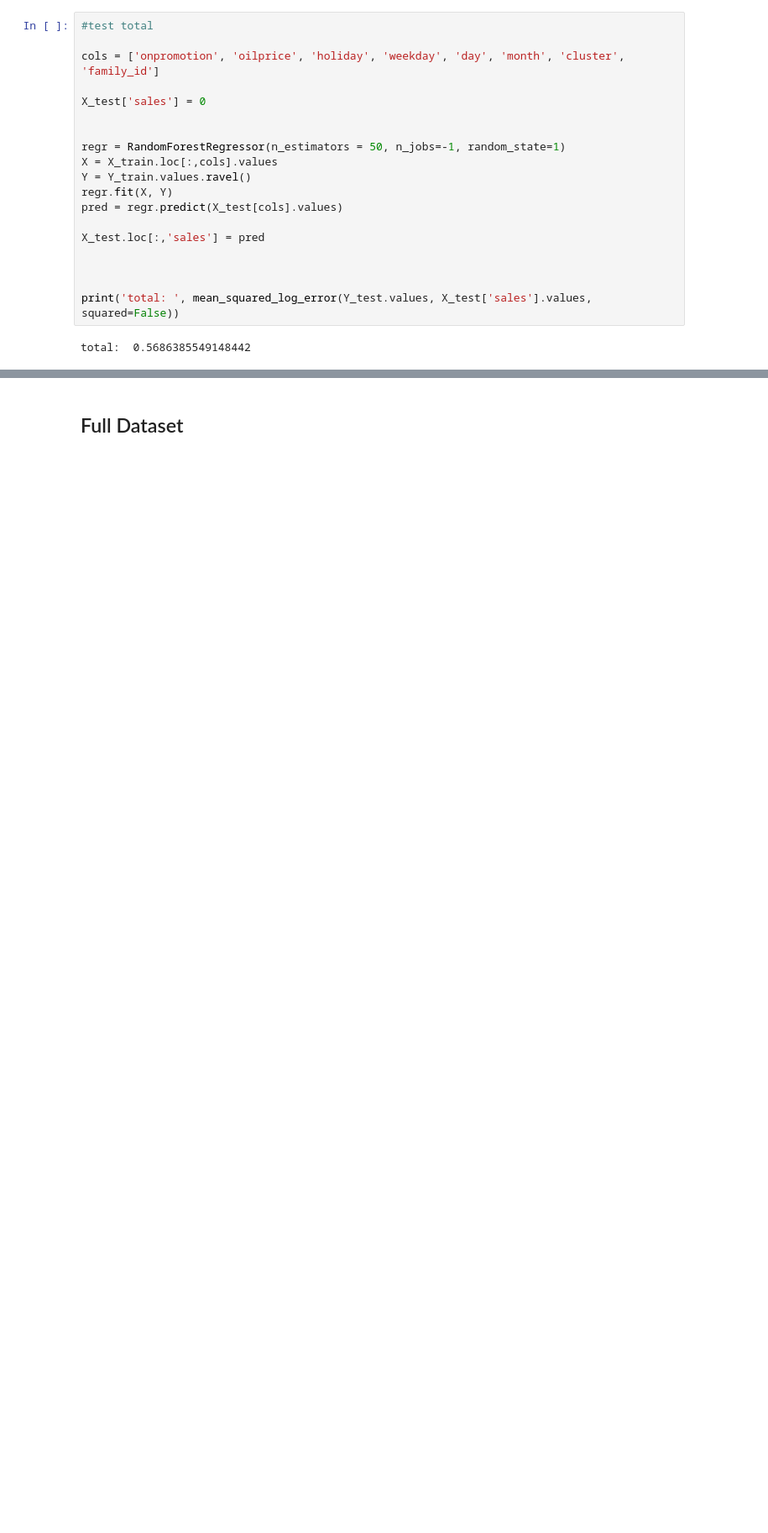
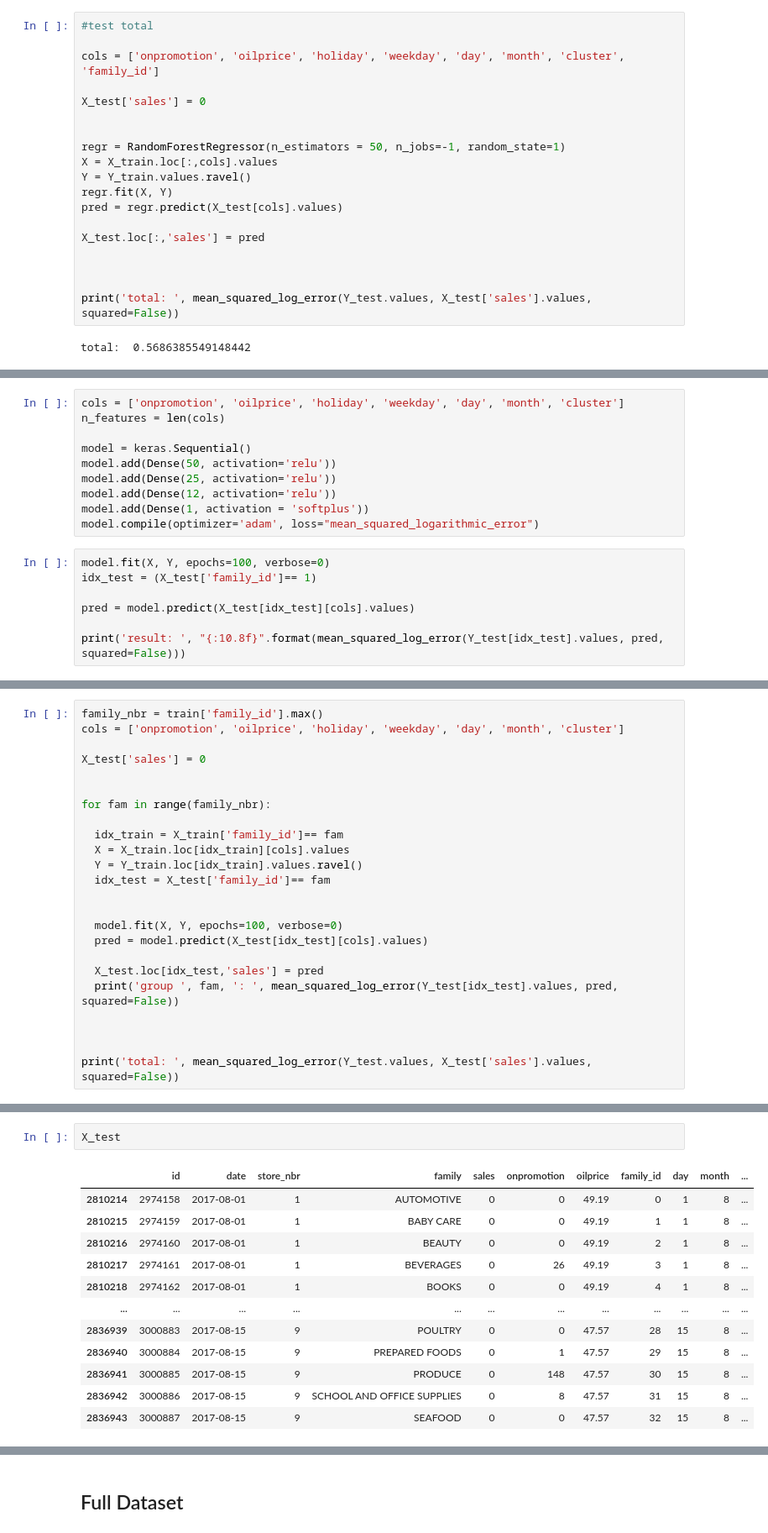
Before and after one commit to PGestrich/AML-Time-Series-Forecasting, a Jupyter notebook: AML_Code.ipynb, the cells around one changed output, grey strips where cells are left out. Shown at 84% size. Drawn from its saved outputs; the diff is of its cells as text; blank space fills up the shorter version.

```diff
--- a/AML_Code.ipynb
+++ b/AML_Code.ipynb
@@ -661,0 +626,17 @@ total:  0.9483958693937816
+# %%
+cols = ['onpromotion', 'oilprice', 'holiday', 'weekday', 'day', 'month', 'cluster']
+n_features = len(cols)
+
+model = keras.Sequential()
+model.add(Dense(50, activation='relu'))
+model.add(Dense(25, activation='relu'))
+model.add(Dense(12, activation='relu'))
+model.add(Dense(1, activation = 'softplus'))
+model.compile(optimizer='adam', loss="mean_squared_logarithmic_error")
+# %%
+model.fit(X, Y, epochs=100, verbose=0)
+idx_test = (X_test['family_id']== 1)
+
+pred = model.predict(X_test[idx_test][cols].values)
+
+print('result: ', "{:10.8f}".format(mean_squared_log_error(Y_test[idx_test].values, pred, squared=False)))
@@ -661,0 +645,24 @@ total:  0.9483958693937816
+# %%
+family_nbr = train['family_id'].max()
+cols = ['onpromotion', 'oilprice', 'holiday', 'weekday', 'day', 'month', 'cluster']
+
+X_test['sales'] = 0
+
+
+for fam in range(family_nbr):
+
+  idx_train = X_train['family_id']== fam
+  X = X_train.loc[idx_train][cols].values
+  Y = Y_train.loc[idx_train].values.ravel()
+  idx_test = X_test['family_id']== fam
+
+
+  model.fit(X, Y, epochs=100, verbose=0)
+  pred = model.predict(X_test[idx_test][cols].values)
+
+  X_test.loc[idx_test,'sales'] = pred
+  print('group ', fam, ': ', mean_squared_log_error(Y_test[idx_test].values, pred, squared=False))
+
+
+
+print('total: ', mean_squared_log_error(Y_test.values, X_test['sales'].values, squared=False))
@@ -661,0 +687,15 @@ total:  0.9483958693937816
+# %%
+X_test
+# %% [output]
+|  | id | date | store_nbr | family | sales | onpromotion | oilprice | family_id | day | month | ... |
+| 2810214 | 2974158 | 2017-08-01 | 1 | AUTOMOTIVE | 0 | 0 | 49.19 | 0 | 1 | 8 | ... |
+| 2810215 | 2974159 | 2017-08-01 | 1 | BABY CARE | 0 | 0 | 49.19 | 1 | 1 | 8 | ... |
+| 2810216 | 2974160 | 2017-08-01 | 1 | BEAUTY | 0 | 0 | 49.19 | 2 | 1 | 8 | ... |
+| 2810217 | 2974161 | 2017-08-01 | 1 | BEVERAGES | 0 | 26 | 49.19 | 3 | 1 | 8 | ... |
+| 2810218 | 2974162 | 2017-08-01 | 1 | BOOKS | 0 | 0 | 49.19 | 4 | 1 | 8 | ... |
+| ... | ... | ... | ... | ... | ... | ... | ... | ... | ... | ... | ... |
+| 2836939 | 3000883 | 2017-08-15 | 9 | POULTRY | 0 | 0 | 47.57 | 28 | 15 | 8 | ... |
+| 2836940 | 3000884 | 2017-08-15 | 9 | PREPARED FOODS | 0 | 1 | 47.57 | 29 | 15 | 8 | ... |
+| 2836941 | 3000885 | 2017-08-15 | 9 | PRODUCE | 0 | 148 | 47.57 | 30 | 15 | 8 | ... |
+| 2836942 | 3000886 | 2017-08-15 | 9 | SCHOOL AND OFFICE SUPPLIES | 0 | 8 | 47.57 | 31 | 15 | 8 | ... |
+| 2836943 | 3000887 | 2017-08-15 | 9 | SEAFOOD | 0 | 0 | 47.57 | 32 | 15 | 8 | ... |
```
Also changed, not shown: parts of 22 cells of this notebook.
